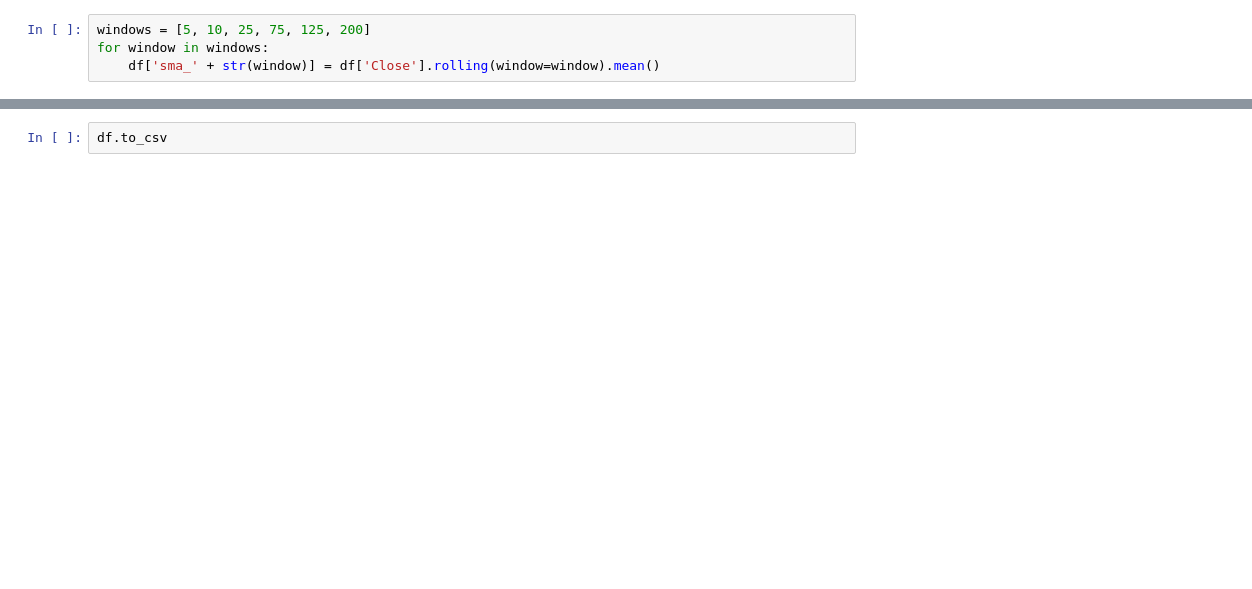
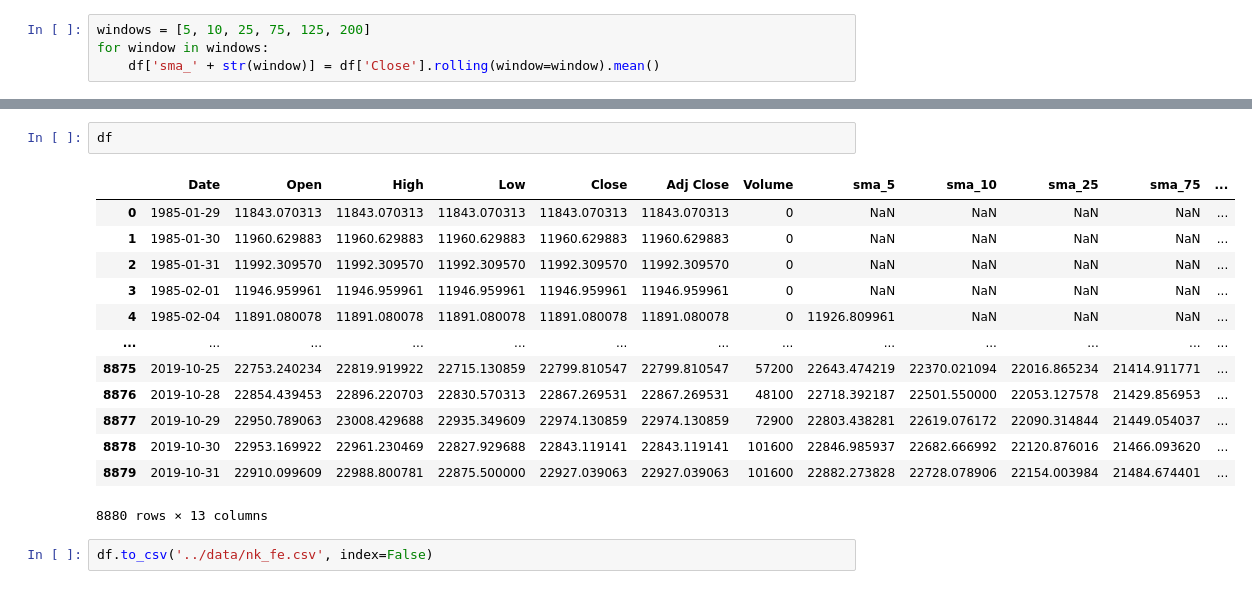
Before and after one commit to nessessence/stockPricePrediction, a Jupyter notebook: preprocess/extract SMA.ipynb, the cells around one changed output, grey strips where cells are left out. Saved outputs shown, nothing was run; the diff lists cells and outputs as text; blank space fills up the shorter version.

```diff
--- a/preprocess/extract SMA.ipynb
+++ b/preprocess/extract SMA.ipynb
@@ -35,2 +39,18 @@ df.plot(y=cols)
 # %%
-df.to_csv
+df
+# %% [output]
+|  | Date | Open | High | Low | Close | Adj Close | Volume | sma_5 | sma_10 | sma_25 | sma_75 | ... |
+| 0 | 1985-01-29 | 11843.070313 | 11843.070313 | 11843.070313 | 11843.070313 | 11843.070313 | 0 | NaN | NaN | NaN | NaN | ... |
+| 1 | 1985-01-30 | 11960.629883 | 11960.629883 | 11960.629883 | 11960.629883 | 11960.629883 | 0 | NaN | NaN | NaN | NaN | ... |
+| 2 | 1985-01-31 | 11992.309570 | 11992.309570 | 11992.309570 | 11992.309570 | 11992.309570 | 0 | NaN | NaN | NaN | NaN | ... |
+| 3 | 1985-02-01 | 11946.959961 | 11946.959961 | 11946.959961 | 11946.959961 | 11946.959961 | 0 | NaN | NaN | NaN | NaN | ... |
+| 4 | 1985-02-04 | 11891.080078 | 11891.080078 | 11891.080078 | 11891.080078 | 11891.080078 | 0 | 11926.809961 | NaN | NaN | NaN | ... |
+| ... | ... | ... | ... | ... | ... | ... | ... | ... | ... | ... | ... | ... |
+| 8875 | 2019-10-25 | 22753.240234 | 22819.919922 | 22715.130859 | 22799.810547 | 22799.810547 | 57200 | 22643.474219 | 22370.021094 | 22016.865234 | 21414.911771 | ... |
+| 8876 | 2019-10-28 | 22854.439453 | 22896.220703 | 22830.570313 | 22867.269531 | 22867.269531 | 48100 | 22718.392187 | 22501.550000 | 22053.127578 | 21429.856953 | ... |
+| 8877 | 2019-10-29 | 22950.789063 | 23008.429688 | 22935.349609 | 22974.130859 | 22974.130859 | 72900 | 22803.438281 | 22619.076172 | 22090.314844 | 21449.054037 | ... |
+| 8878 | 2019-10-30 | 22953.169922 | 22961.230469 | 22827.929688 | 22843.119141 | 22843.119141 | 101600 | 22846.985937 | 22682.666992 | 22120.876016 | 21466.093620 | ... |
+| 8879 | 2019-10-31 | 22910.099609 | 22988.800781 | 22875.500000 | 22927.039063 | 22927.039063 | 101600 | 22882.273828 | 22728.078906 | 22154.003984 | 21484.674401 | ... |
+8880 rows × 13 columns
+# %%
+df.to_csv('../data/nk_fe.csv', index=False)
```
Also changed, not shown: parts of 3 cells of this notebook, 48 other files.
